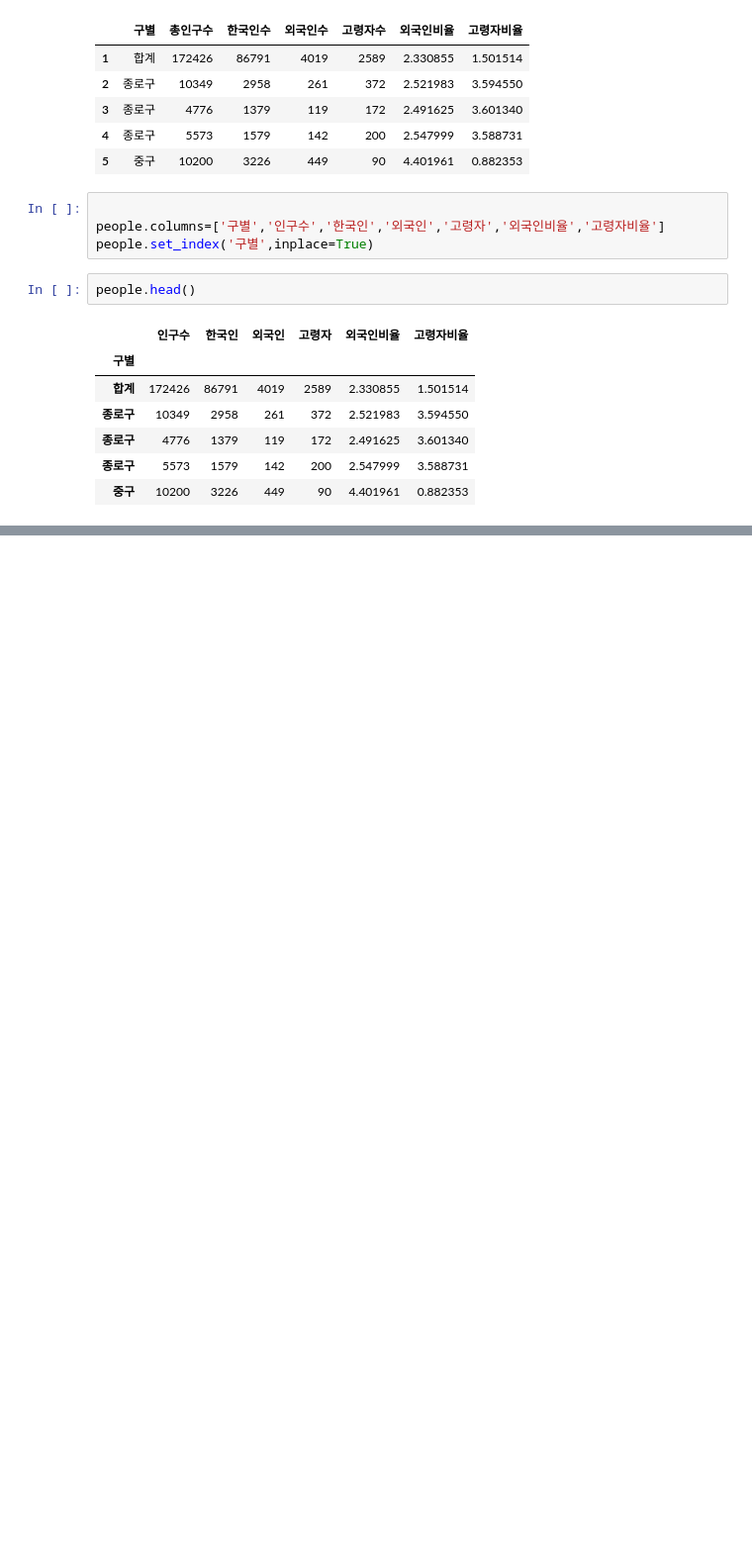
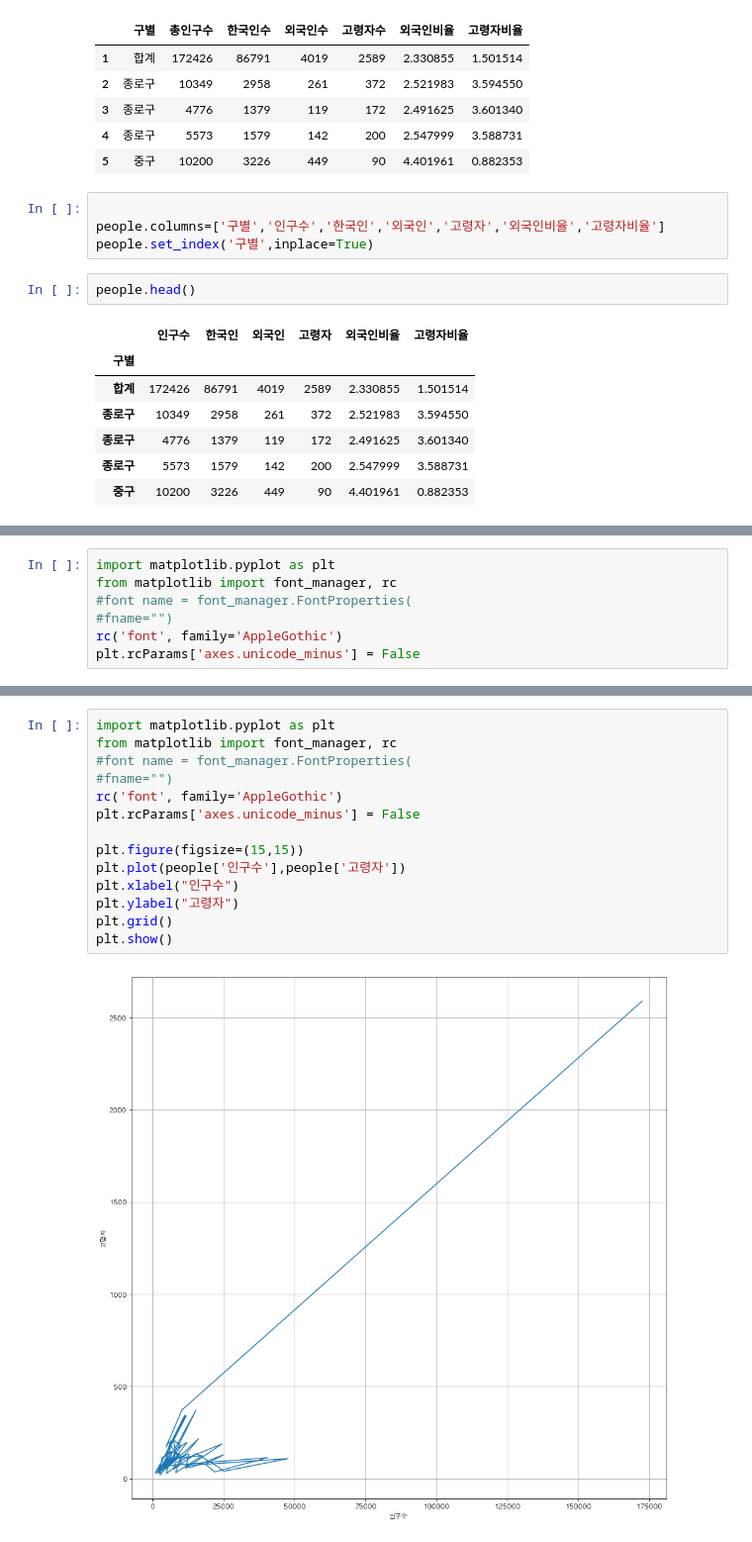
Before and after one commit to shypang/python_practice, a Jupyter notebook: souce/DataMerge.ipynb, the cells around one changed output, grey strips where cells are left out. Shown: that part at 99% size. Saved outputs shown, nothing was run; the diff lists cells and outputs as text; blank space fills up the shorter version.

```diff
--- a/souce/DataMerge.ipynb
+++ b/souce/DataMerge.ipynb
@@ -511,0 +530,7 @@ FileNotFoundError: File b'../data/price_nongsan.csv' does not exist
+# %%
+import matplotlib.pyplot as plt
+from matplotlib import font_manager, rc
+#font name = font_manager.FontProperties(
+#fname="")
+rc('font', family='AppleGothic')
+plt.rcParams['axes.unicode_minus'] = False
@@ -511,0 +559,16 @@ FileNotFoundError: File b'../data/price_nongsan.csv' does not exist
+# %%
+import matplotlib.pyplot as plt
+from matplotlib import font_manager, rc
+#font name = font_manager.FontProperties(
+#fname="")
+rc('font', family='AppleGothic')
+plt.rcParams['axes.unicode_minus'] = False
+
+plt.figure(figsize=(15,15))
+plt.plot(people['인구수'],people['고령자'])
+plt.xlabel("인구수")
+plt.ylabel("고령자")
+plt.grid()
+plt.show()
+# %% [output]
+[figure, added]
```
Also changed, not shown: parts of 4 cells of this notebook.
